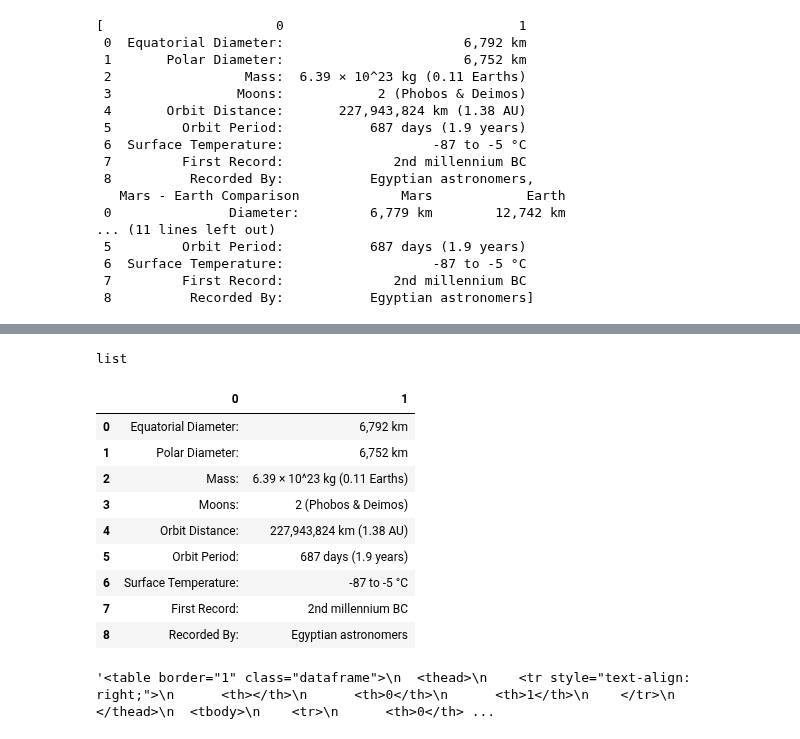
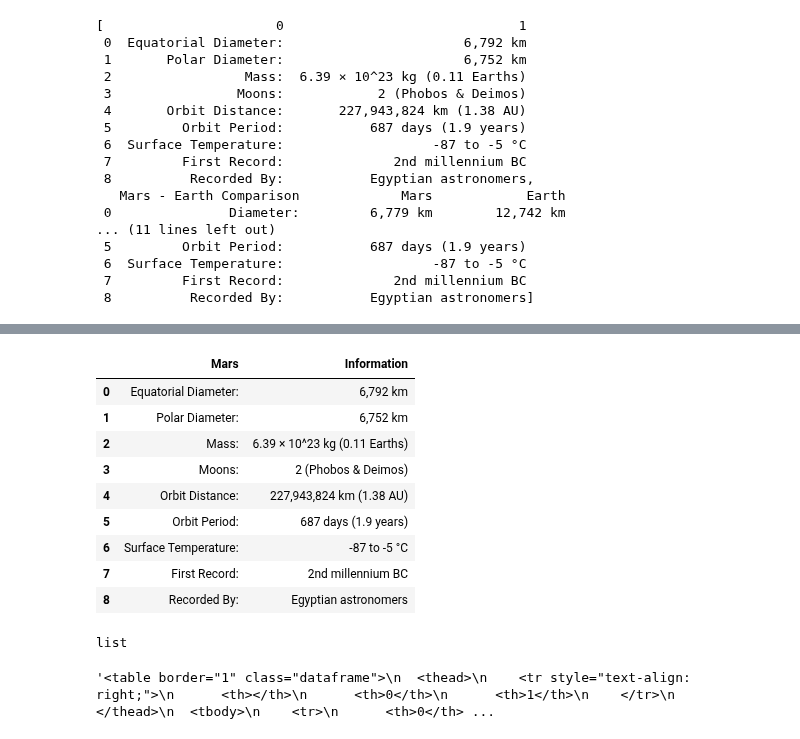
Before and after one commit to jocelyn4112/web-scraping-challenge, a Jupyter notebook: Mission_to_Mars.ipynb, the cells around one changed output, grey strips where cells are left out. Cells and saved outputs as stored; diff of their text form; code cells hidden in the pictures.

```diff
--- a/Mission_to_Mars.ipynb
+++ b/Mission_to_Mars.ipynb
@@ -143,24 +174,23 @@ tables
+# %%
+#reindex
+mars_df.reset_index(drop=True, inplace=True)
+mars_df
+# %% [output]
+|  | Mars | Information |
+| 0 | Equatorial Diameter: | 6,792 km |
+| 1 | Polar Diameter: | 6,752 km |
+| 2 | Mass: | 6.39 × 10^23 kg (0.11 Earths) |
+| 3 | Moons: | 2 (Phobos & Deimos) |
+| 4 | Orbit Distance: | 227,943,824 km (1.38 AU) |
+| 5 | Orbit Period: | 687 days (1.9 years) |
+| 6 | Surface Temperature: | -87 to -5 °C |
+| 7 | First Record: | 2nd millennium BC |
+| 8 | Recorded By: | Egyptian astronomers |
 # %%
 #type
 type(tables)
 # %% [output]
 list
-# %%
-#create df for Mars Data
-mars_df = tables[0]
-mars_df.columns = ['0', '1']
-mars_df
-# %% [output]
-|  | 0 | 1 |
-| 0 | Equatorial Diameter: | 6,792 km |
-| 1 | Polar Diameter: | 6,752 km |
-| 2 | Mass: | 6.39 × 10^23 kg (0.11 Earths) |
-| 3 | Moons: | 2 (Phobos & Deimos) |
-| 4 | Orbit Distance: | 227,943,824 km (1.38 AU) |
-| 5 | Orbit Period: | 687 days (1.9 years) |
-| 6 | Surface Temperature: | -87 to -5 °C |
-| 7 | First Record: | 2nd millennium BC |
-| 8 | Recorded By: | Egyptian astronomers |
 # %%
 #convert DF to table
 html_table = mars_df.to_html()
```
Also changed, not shown: parts of 4 cells of this notebook, 1 other file.
